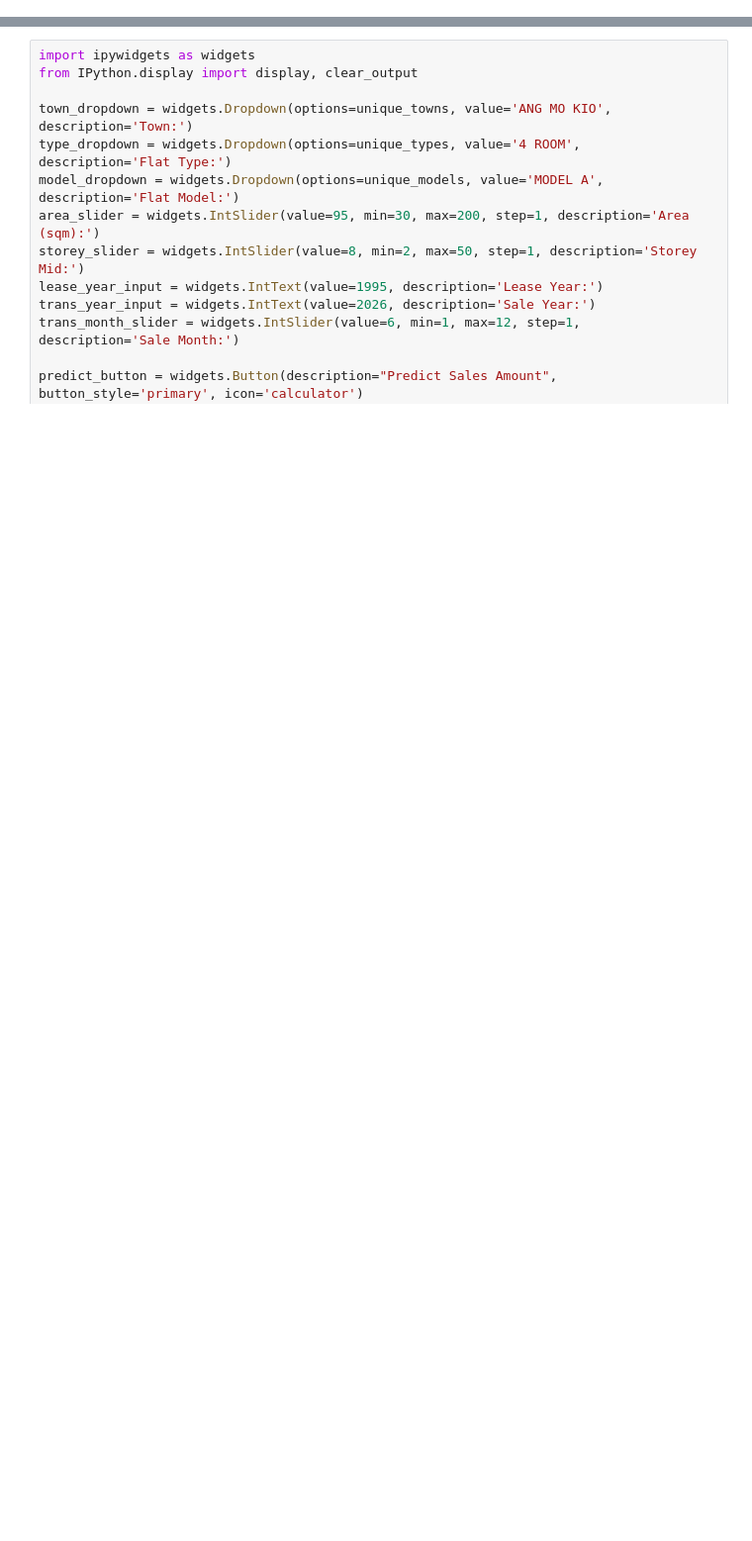
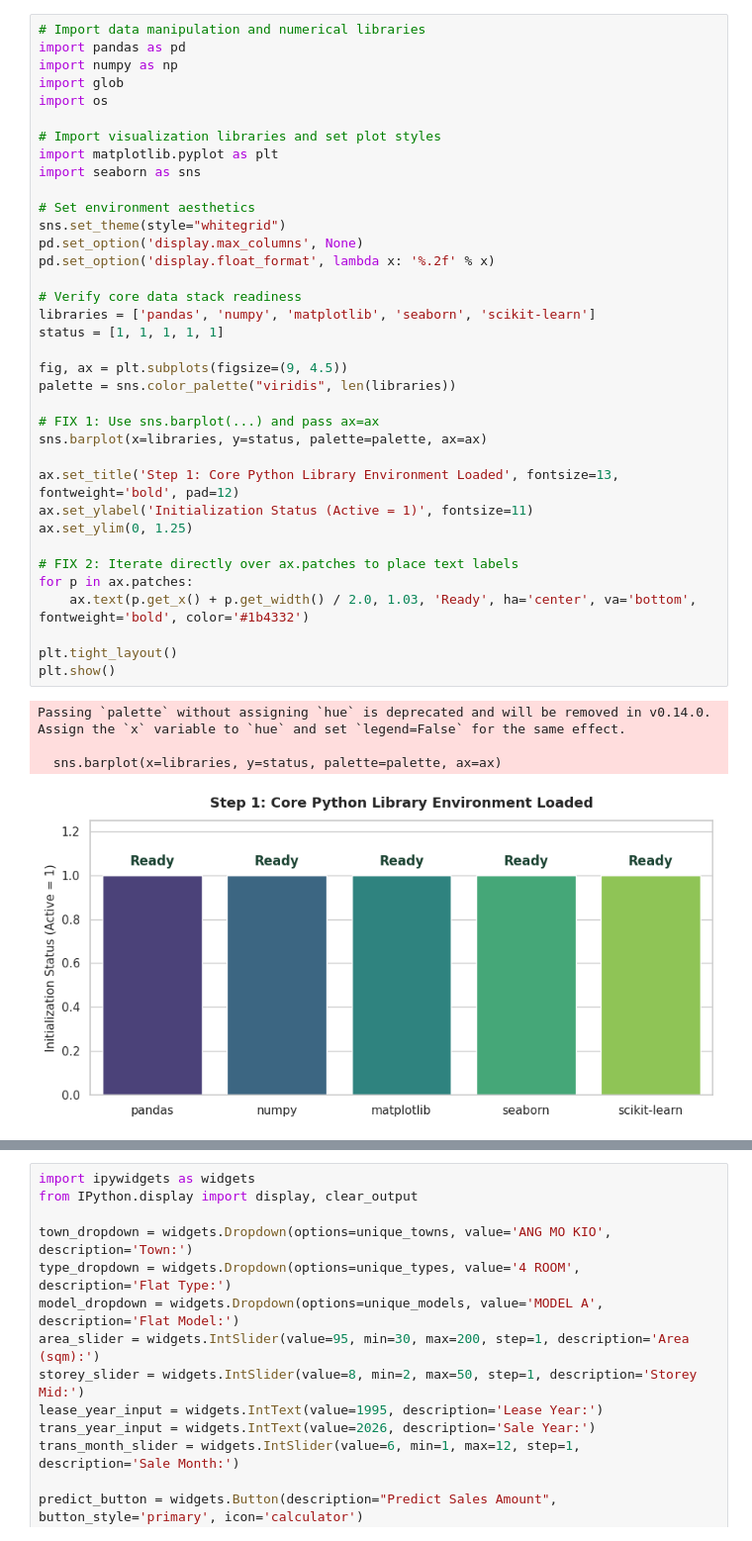
Before and after one commit to Rafeek-Data/Rafeek-Ahamed_Capstone-Project, a Jupyter notebook: Rafeek_Colab_Capstone.ipynb, the cells around one changed output, grey strips where cells are left out. Shown at 99% size. Cells and saved outputs as stored; diff of their text form; blank space fills up the shorter version.

```diff
--- a/Rafeek_Colab_Capstone.ipynb
+++ b/Rafeek_Colab_Capstone.ipynb
@@ -998,0 +25,41 @@ Predicted Sales / Resale Price: $630,728.00
+# %%
+# Import data manipulation and numerical libraries
+import pandas as pd
+import numpy as np
+import glob
+import os
+
+# Import visualization libraries and set plot styles
+import matplotlib.pyplot as plt
+import seaborn as sns
+
+# Set environment aesthetics
+sns.set_theme(style="whitegrid")
+pd.set_option('display.max_columns', None)
+pd.set_option('display.float_format', lambda x: '%.2f' % x)
+
+# Verify core data stack readiness
+libraries = ['pandas', 'numpy', 'matplotlib', 'seaborn', 'scikit-learn']
+status = [1, 1, 1, 1, 1]
+
+fig, ax = plt.subplots(figsize=(9, 4.5))
+palette = sns.color_palette("viridis", len(libraries))
+
+# FIX 1: Use sns.barplot(...) and pass ax=ax
+sns.barplot(x=libraries, y=status, palette=palette, ax=ax)
+
+ax.set_title('Step 1: Core Python Library Environment Loaded', fontsize=13, fontweight='bold', pad=12)
+ax.set_ylabel('Initialization Status (Active = 1)', fontsize=11)
+ax.set_ylim(0, 1.25)
+
+# FIX 2: Iterate directly over ax.patches to place text labels
+for p in ax.patches:
+    ax.text(p.get_x() + p.get_width() / 2.0, 1.03, 'Ready', ha='center', va='bottom', fontweight='bold', color='#1b4332')
+
+plt.tight_layout()
+plt.show()
+# %% [output]
+Passing `palette` without assigning `hue` is deprecated and will be removed in v0.14.0. Assign the `x` variable to `hue` and set `legend=False` for the same effect.
+
+  sns.barplot(x=libraries, y=status, palette=palette, ax=ax)
+[figure, added]
```
Also changed, not shown: parts of 52 cells of this notebook.
